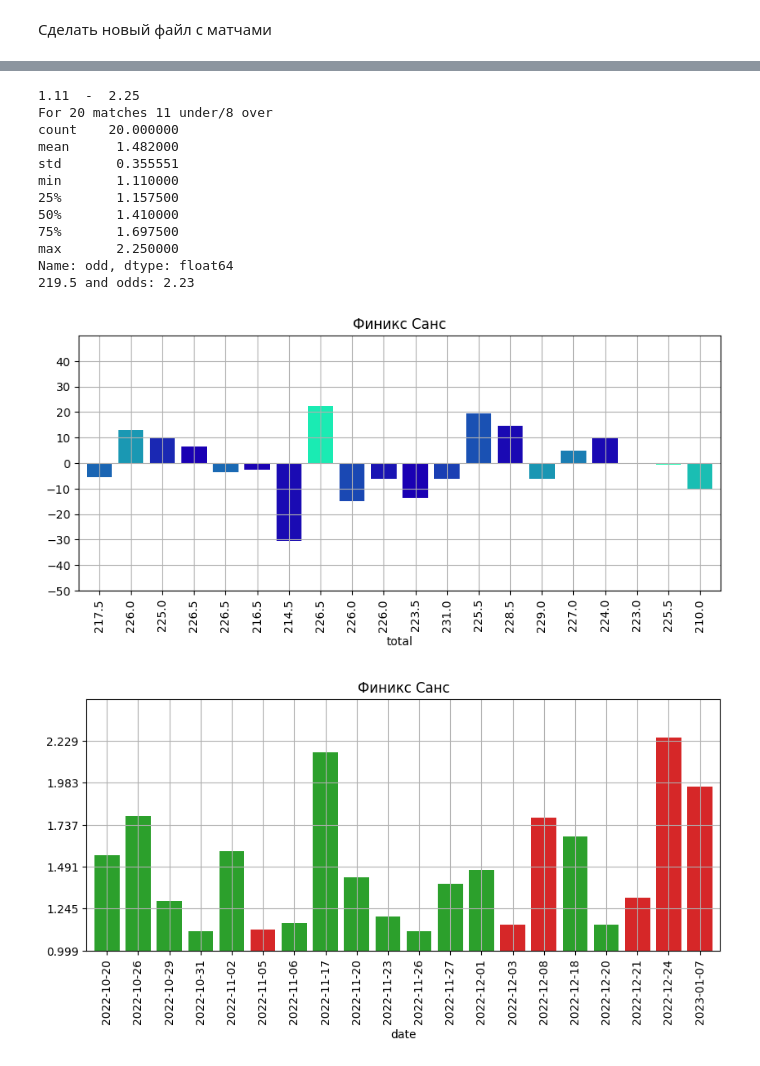
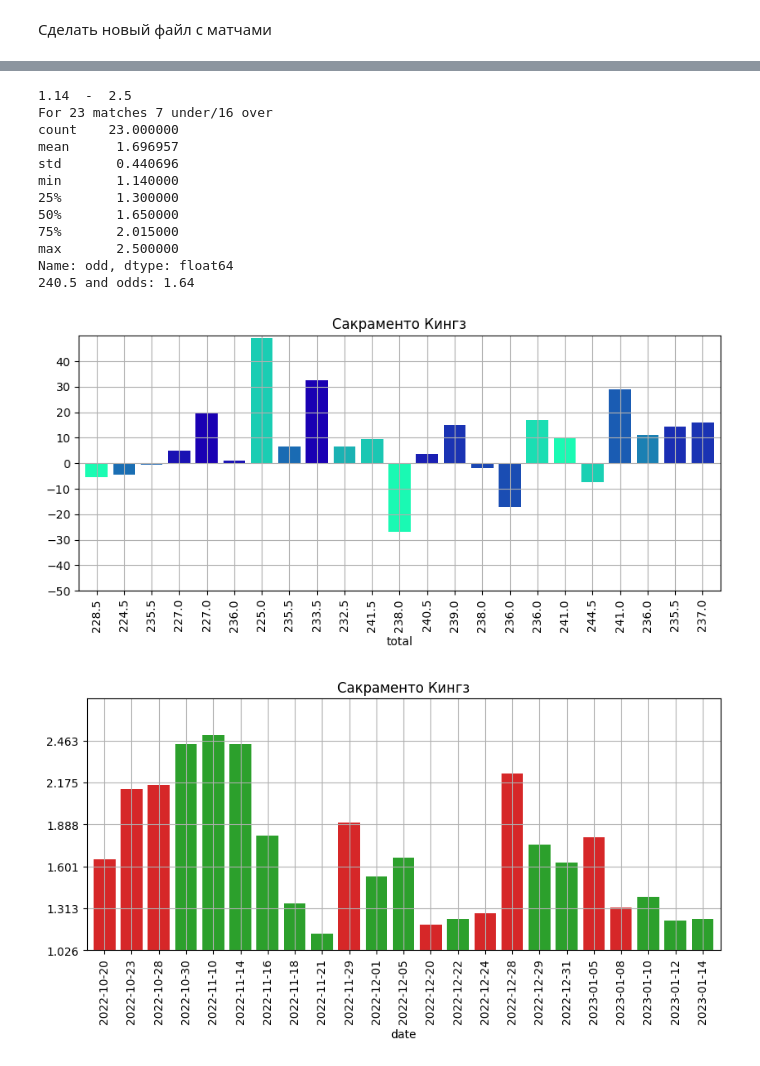
Before and after one commit to glahiator/basket_total, a Jupyter notebook: analyze.ipynb, the cells around one changed output, grey strips where cells are left out. Saved outputs shown, nothing was run; the diff lists cells and outputs as text; code cells hidden in the pictures.

Commit message:
Change color select for odd which far to current odd

```diff
--- a/analyze.ipynb
+++ b/analyze.ipynb
@@ -57,7 +57,7 @@ def my_map(old_value, old_min, old_max, new_min, new_max):
     new_value = ( (old_value - old_min) / (old_max - old_min) ) * (new_max - new_min) + new_min
     return new_value
 
-def get_team_chrono_delta_place_odd(team_name, curr_total, place):
+def get_team_chrono_delta_place_odd(team_name, curr_total, place, current_odd ):
     team_stat = team_info[ team_info[place] == team_name]
     team_stat['date'] = team_stat['date'].apply( lambda x: x.date() )
     # team_stat = team_stat.set_index('date')
@@ -66,8 +66,14 @@ def get_team_chrono_delta_place_odd(team_name, curr_total, place):
     max_odd =  max(team_stat[f"odd_{place[0]}"])
     min_odd =  min(team_stat[f"odd_{place[0]}"])
     print(min_odd, " - ", max_odd)
+    def left_b(odd):
+        return (0.1, my_map(odd, min_odd, current_odd, 0.0, 1.0), 0.7)
+    def right_b(odd):
+        return (0.1, my_map(odd, max_odd, current_odd, 0.0, 1.0), 0.7)
 
-    bar_colors = [ (0.1, my_map(i, min_odd, max_odd, 0.0, 1.0), 0.7) for i in team_stat[f"odd_{place[0]}"]]
+
+
+    bar_colors = [ left_b(i) if i <= current_odd else right_b(i)  for i in team_stat[f"odd_{place[0]}"]]
     ax = team_stat.plot.bar( y='delta', ylim= [-50, 50], title=team_name, legend=False,
                             x = 'total', color=bar_colors, figsize=(10,4), grid=True, yticks=np.arange(-50,50, 10),
                            width=0.8)
@@ -177,7 +183,7 @@ today = pd.read_json("storage/today.json" )
 del today["id"]
 del today["gandicap"]
 
-m = today.iloc[4]
+m = today.iloc[8]
 print( f"For {m['home']} and {m['away']} with total {m['total']} and odds: {m['odd_h']} :  {m['odd_a']}")
 complete_match( m['home'], m['away'], m['total'] )
 # %% [output]
@@ -187,25 +193,25 @@ For Финикс Санс and Бруклин Нетс with total 219.5 and odds:
 # %%
 # get_team_chrono_delta( m['home'], m['total'] )
 # get_team_chrono_delta_place(m['home'], m['total'], 'home' )
 # get_team_chrono_odd( m['home'] )
-get_team_chrono_delta_place_odd(m['home'], m['total'], 'home' )
+get_team_chrono_delta_place_odd(m['home'], m['total'], 'home', m['odd_h'] )
 get_team_chrono_odd_place( m['home'], 'home' )
 print(f"{m['total']} and odds: {m['odd_h']} ")
 # %% [output]
-1.11  -  2.25
-For 20 matches 11 under/8 over
-count    20.000000
-mean      1.482000
-std       0.355551
-min       1.110000
-25%       1.157500
-50%       1.410000
-75%       1.697500
-max       2.250000
+1.14  -  2.5
+For 23 matches 7 under/16 over
+count    23.000000
+mean      1.696957
+std       0.440696
+min       1.140000
+25%       1.300000
+50%       1.650000
+75%       2.015000
+max       2.500000
 Name: odd, dtype: float64
-219.5 and odds: 2.23
+240.5 and odds: 1.64
-[figure, old version]
+[figure, new version]
-[figure, old version]
+[figure, new version]
 # %%
 # get_team_chrono_delta( m['away'], m['total'] )
 # get_team_chrono_delta_place(m['away'], m['total'], 'away' )
```
Also changed, not shown: parts of 2 cells of this notebook, 3 other files.
